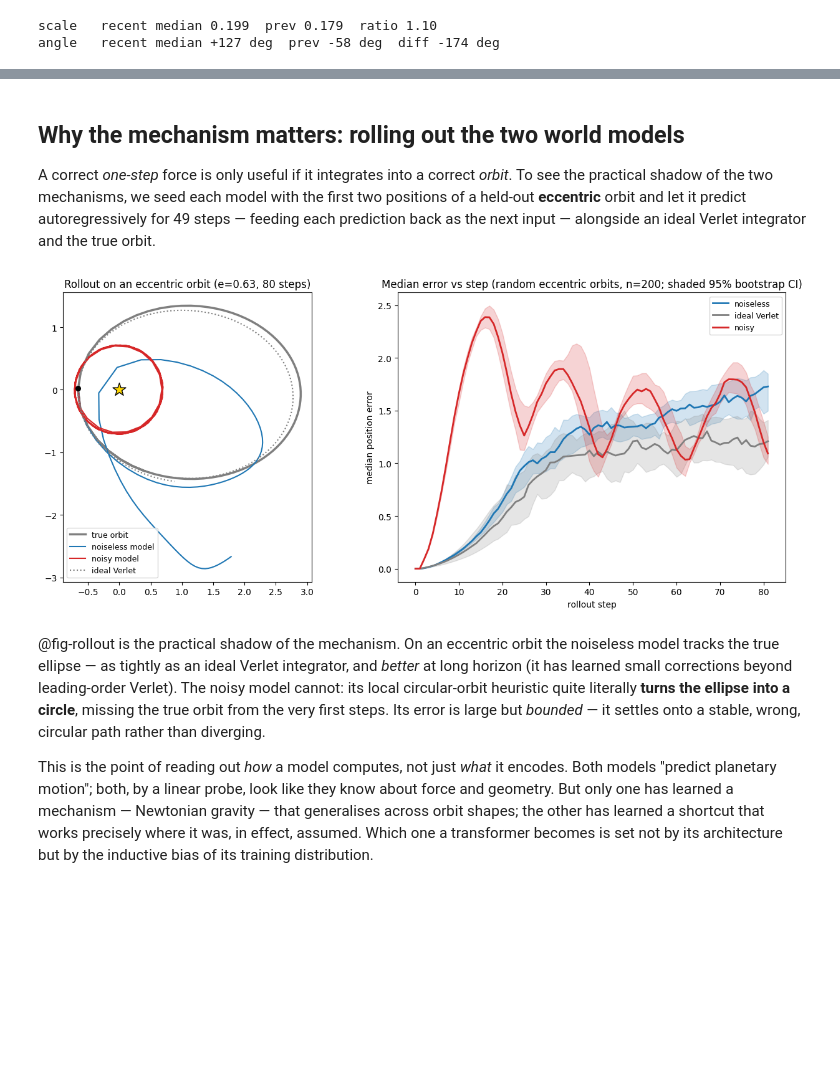
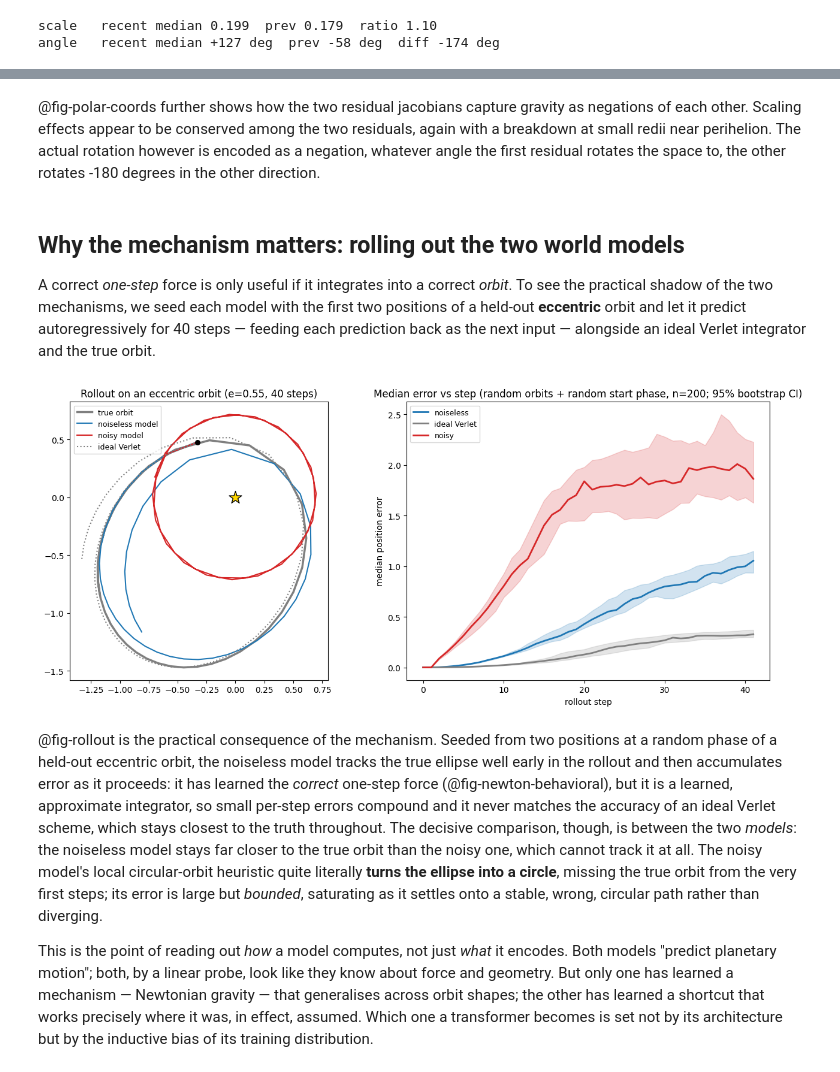
Before and after one commit to Arcadia-Science/world-model-orbits, a Jupyter notebook: index.ipynb, the cells around one changed output, grey strips where cells are left out. Saved outputs shown, nothing was run; the diff lists cells and outputs as text; code cells hidden in the pictures; blank space fills up the shorter version.

```diff
--- a/index.ipynb
+++ b/index.ipynb
@@ -249,19 +249,23 @@ def load_split_trajectories(n, data_dir=DATA_DIR, offset=None):
 #| code-fold: true
 #| output: false
 # Per-token Jacobian blocks over N_WINDOWS real-orbit windows (slow; ~1-2 min).
-all_blocks, coeffs, recon_err_max = NT.collect(model, BLOCK_SIZE, N_WINDOWS, seed=SEED, offset=OFFSET)
+# collect_terms also returns the size of each term in the ELM sum (the two
+# content contributions and the positional one), used in the right-hand panel below.
+all_blocks, coeffs, content, positional, radius, recon_err_max = NT.collect_terms(
+    model, BLOCK_SIZE, N_WINDOWS, seed=SEED, offset=OFFSET)
 T = coeffs.shape[1]
 D = all_blocks.shape[-1]
 # %%
 #| label: fig-verlet-coeff
-#| fig-cap: "The noisy bs=2 model in (c_prev, c_recent) space, where c_s = tr(J_s)/D is each token's isotropic weight. Per-window points (blue) cluster near (0.34, 0.64) on the persistence line c_prev + c_recent = 1 — a weighted average of the two inputs — far from the inertial point (-1, 2) that a forward-extrapolating integrator would occupy."
+#| fig-cap: "Left: the noisy bs=2 model in (c_prev, c_recent) space, where c_s = tr(J_s)/D is each token's isotropic weight. Per-window points (blue) cluster near (0.34, 0.64) on the persistence line c_prev + c_recent = 1 - a weighted average of the two inputs - far from the inertial point (-1, 2) that a forward-extrapolating integrator would occupy. Right: the size of every term in the ELM sum for the same windows (log scale). The two content terms are comparable and add (sum of magnitudes / |y| = 1.03), as a weighted average should; the positional (wpe) term contributes 2.7% of the prediction, which is why it is left out of the coefficient analysis."
 #| code-fold: true
 positions = np.arange(T)
 c_mean, c_std = coeffs.mean(0), coeffs.std(0)
 
 target = np.zeros(T); target[T-1] = 2.0; target[T-2] = -1.0
 
-fig, ax = plt.subplots(figsize=(5, 5))
+fig, axes = plt.subplots(1, 2, figsize=(11.5, 5))
+ax = axes[0]
 
 c_prev, c_recent = coeffs[:, T-2], coeffs[:, T-1]
 ax.scatter(c_prev, c_recent, s=14, alpha=0.5, color='tab:blue', label='per-window', zorder=2)
@@ -277,6 +281,12 @@ ax.set_ylabel(r'$c_{recent}$  (position T-1)')
 ax.set_title('Where does the model sit?')
 ax.legend(fontsize=8, loc='best')
 
+# Right panel: how big is each term in the ELM sum?  The coefficient analysis on
+# the left uses the content Jacobians only, so show what the omitted positional
+# term is worth alongside them.
+NT.plot_term_magnitudes(axes[1], content, positional, radius)
+axes[1].set_title('How big is each ELM term?')
+
 fig.tight_layout()
 plt.show()
 # %% [output]
@@ -500,7 +513,8 @@ The noisy short-context model settled for a smooth, noise-robust heuristic. To c
 CKPT_BS2_NL = f'{CHECKPOINT_DIR}/model_block_size_{BLOCK_SIZE}_num_trajectories_{NUM_TRAJ}_noise_scale_0.0.pt'
 with contextlib.redirect_stdout(io.StringIO()):
     model_noiseless, _ = load_from_checkpoint(CKPT_BS2_NL, device='cpu'); model_noiseless.eval()
-    all_blocks, coeffs, recon_err_max = NT.collect(model_noiseless, BLOCK_SIZE, N_WINDOWS, seed=SEED, offset=OFFSET)
+    all_blocks, coeffs, content, positional, radius, recon_err_max = NT.collect_terms(
+        model_noiseless, BLOCK_SIZE, N_WINDOWS, seed=SEED, offset=OFFSET)
 T = coeffs.shape[1]; D = all_blocks.shape[-1]
 # %%
 #| label: fig-verlet-noiseless
@@ -806,16 +815,20 @@ i.e. it turns the velocity $\mathbf v = \mathbf r_t - \mathbf r_{t-1}$ by $90^\c
+# %% [markdown]
+@fig-polar-coords further shows how the two residual jacobians capture gravity as negations of each other. Scaling effects appear to be conserved among the two residuals, again with a breakdown at small redii near perihelion. The actual rotation however is encoded as a negation, whatever angle the first residual rotates the space to, the other rotates -180 degrees in the other direction.
 # %% [markdown]
 ## Why the mechanism matters: rolling out the two world models
 
-A correct *one-step* force is only useful if it integrates into a correct *orbit*. To see the practical shadow of the two mechanisms, we seed each model with the first two positions of a held-out **eccentric** orbit and let it predict autoregressively for 49 steps — feeding each prediction back as the next input — alongside an ideal Verlet integrator and the true orbit.
+A correct *one-step* force is only useful if it integrates into a correct *orbit*. To see the practical shadow of the two mechanisms, we seed each model with the first two positions of a held-out **eccentric** orbit and let it predict autoregressively for 40 steps — feeding each prediction back as the next input — alongside an ideal Verlet integrator and the true orbit.
 # %%
 #| label: fig-rollout
-#| fig-cap: "Autoregressive rollout on eccentric orbits (0.5 < e < 0.7). Left: one example orbit - the noiseless model (blue) tracks the true ellipse about as well as ideal Verlet, while the noisy model (red) collapses it into a circle. Right: median position error vs rollout step over a random, unbiased sample of 200 eccentric orbits (shaded 95% bootstrap CI of the median). The noisy heuristic errs from the first steps but stays bounded (it settles on a wrong circular path), while the noiseless model stays lowest through the horizon and beats dt=0.2 ideal Verlet - whose error grows with a widening spread - at long range."
+#| fig-cap: "Autoregressive rollout on eccentric orbits (0.5 < e < 0.7), each seeded from two consecutive positions at a *random phase* along the orbit and rolled out 40 steps. Left: one example orbit - ideal Verlet (dotted) tracks the true ellipse, the noiseless model (blue) follows it closely before slowly drifting inward, and the noisy model (red) collapses it into a circle. Right: median position error vs rollout step over a random, unbiased sample of 200 eccentric orbits (shaded 95% bootstrap CI of the median); ideal Verlet is integrated at the data's true sample spacing (dt = 20/99). Ideal Verlet is the most accurate throughout; the noiseless model accumulates error over the rollout but stays far closer to the true orbit than the noisy heuristic, whose error saturates as it settles onto a wrong circular path."
 #| code-fold: true
 from analysis.elm import rollout, rollout_verlet
 from analysis.data import load_orbital_params
 
-N        = 80
+N        = 40
 N_ORBITS = 200
+DT_DATA  = 0.2    # true sample spacing: t_eval = linspace(0, 100*0.2, 100) -> step 20/99, not 0.2
+
 with contextlib.redirect_stdout(io.StringIO()):
     _tr = np.asarray(load_trajectories(DATA_DIR, num_trajectories_needed=OFFSET + 2000))
     _op = load_orbital_params(DATA_DIR, num_trajectories_needed=OFFSET + 2000)
@@ -825,52 +838,56 @@ _e = np.array([p['e'] for p in _op])
 ecc_all = [i for i in range(OFFSET, OFFSET + 2000) if 0.5 < _e[i] < 0.7]
 rng     = np.random.default_rng(SEED)
 sample  = rng.choice(ecc_all, size=min(N_ORBITS, len(ecc_all)), replace=False)
+# Seed each rollout from a RANDOM phase along its orbit. Every trajectory is
+# generated starting at perihelion, so seeding from tr[:2] would phase-lock all
+# orbits at minimum radius and manufacture a spurious oscillation in the median.
+offsets = rng.integers(0, 100 - (N + 2) + 1, size=len(sample))
 
 errs = {'noiseless': [], 'ideal Verlet': [], 'noisy': []}
-for i in sample:
-    tr = _tr[i]; s = tr[:2]
-    errs['noiseless'].append(np.linalg.norm(rollout(model_noiseless, s, N) - tr[:N+2], axis=1))
-    errs['ideal Verlet'].append(np.linalg.norm(rollout_verlet(s, N)        - tr[:N+2], axis=1))
-    errs['noisy'].append(np.linalg.norm(rollout(model_bs2, s, N)            - tr[:N+2], axis=1))
+for i, k in zip(sample, offsets):
+    tr = _tr[i]; s = tr[k:k+2]; truth = tr[k:k+N+2]
+    errs['noiseless'].append(np.linalg.norm(rollout(model_noiseless, s, N)   - truth, axis=1))
+    errs['ideal Verlet'].append(np.linalg.norm(rollout_verlet(s, N, dt=DT_DATA) - truth, axis=1))
+    errs['noisy'].append(np.linalg.norm(rollout(model_bs2, s, N)             - truth, axis=1))
 errs = {k: np.array(v) for k, v in errs.items()}
 step = np.arange(N + 2)
 
 # bootstrap 95% CI of the median error at each step
 def median_ci(m, n_boot=2000, seed=0):
     r = np.random.default_rng(seed)
     n = m.shape[0]
     med = np.median(m, axis=0)
     idx = r.integers(0, n, size=(n_boot, n))          # resample orbits with replacement
     boot = np.median(m[idx], axis=1)                  # (n_boot, n_steps)
     lo, hi = np.percentile(boot, [2.5, 97.5], axis=0)
     return med, lo, hi
 
-# example orbit (unchanged): the first eccentric orbit in the pool
-ei = ecc_all[0]; true = _tr[ei]; s = true[:2]
-rn, rv, rx = rollout(model_noiseless, s, N), rollout_verlet(s, N), rollout(model_bs2, s, N)
+# example orbit: the first sampled orbit, seeded from its random phase
+ei, ek = int(sample[0]), int(offsets[0]); true = _tr[ei]; s = true[ek:ek+2]; seg = true[ek:ek+N+2]
+rn, rv, rx = rollout(model_noiseless, s, N), rollout_verlet(s, N, dt=DT_DATA), rollout(model_bs2, s, N)
 
 fig, (axA, axB) = plt.subplots(1, 2, figsize=(13, 5.6))
-axA.plot(true[:N+2, 0], true[:N+2, 1], 'k-', lw=2.5, alpha=0.5, label='true orbit')
+axA.plot(seg[:, 0], seg[:, 1], 'k-', lw=2.5, alpha=0.5, label='true orbit')
 axA.plot(rn[:, 0], rn[:, 1], '-',  color='tab:blue',   lw=1.5, label='noiseless model')
 axA.plot(rx[:, 0], rx[:, 1], '-',  color='tab:red',    lw=1.5, label='noisy model')
 axA.plot(rv[:, 0], rv[:, 1], ':',  color='gray',       lw=1.5, label='ideal Verlet')
 axA.scatter(0, 0, marker='*', s=250, color='gold', edgecolor='k', zorder=5)
 axA.scatter(*s[0], color='k', s=30, zorder=5)
 axA.set_aspect('equal'); axA.legend(fontsize=9)
 axA.set_title(f'Rollout on an eccentric orbit (e={_e[ei]:.2f}, {N} steps)')
 
 # right: MEDIAN error vs step over the random sample, with a 95% bootstrap CI band
 for name, c in [('noiseless', 'tab:blue'), ('ideal Verlet', 'gray'), ('noisy', 'tab:red')]:
     med, lo, hi = median_ci(errs[name], seed=SEED)
     axB.plot(step, med, color=c, lw=2, label=name)
     axB.fill_between(step, lo, hi, color=c, alpha=0.2)
 axB.set_xlabel('rollout step'); axB.set_ylabel('median position error')
-axB.set_title(f'Median error vs step (random eccentric orbits, n={len(sample)}; shaded 95% bootstrap CI)')
+axB.set_title(f'Median error vs step (random orbits + random start phase, n={len(sample)}; 95% bootstrap CI)')
 axB.legend(fontsize=9)
 fig.tight_layout(); plt.show()
 # %% [output]
-[figure, old version]
+[figure, new version]
 # %% [markdown]
-@fig-rollout is the practical shadow of the mechanism. On an eccentric orbit the noiseless model tracks the true ellipse — as tightly as an ideal Verlet integrator, and *better* at long horizon (it has learned small corrections beyond leading-order Verlet). The noisy model cannot: its local circular-orbit heuristic quite literally **turns the ellipse into a circle**, missing the true orbit from the very first steps. Its error is large but *bounded* — it settles onto a stable, wrong, circular path rather than diverging.
+@fig-rollout is the practical consequence of the mechanism. Seeded from two positions at a random phase of a held-out eccentric orbit, the noiseless model tracks the true ellipse well early in the rollout and then accumulates error as it proceeds: it has learned the *correct* one-step force (@fig-newton-behavioral), but it is a learned, approximate integrator, so small per-step errors compound and it never matches the accuracy of an ideal Verlet scheme, which stays closest to the truth throughout. The decisive comparison, though, is between the two *models*: the noiseless model stays far closer to the true orbit than the noisy one, which cannot track it at all. The noisy model's local circular-orbit heuristic quite literally **turns the ellipse into a circle**, missing the true orbit from the very first steps; its error is large but *bounded*, saturating as it settles onto a stable, wrong, circular path rather than diverging.
 
 This is the point of reading out *how* a model computes, not just *what* it encodes. Both models "predict planetary motion"; both, by a linear probe, look like they know about force and geometry. But only one has learned a mechanism — Newtonian gravity — that generalises across orbit shapes; the other has learned a shortcut that works precisely where it was, in effect, assumed. Which one a transformer becomes is set not by its architecture but by the inductive bias of its training distribution.
```
Also changed, not shown: parts of 20 cells of this notebook, 4 other files.
